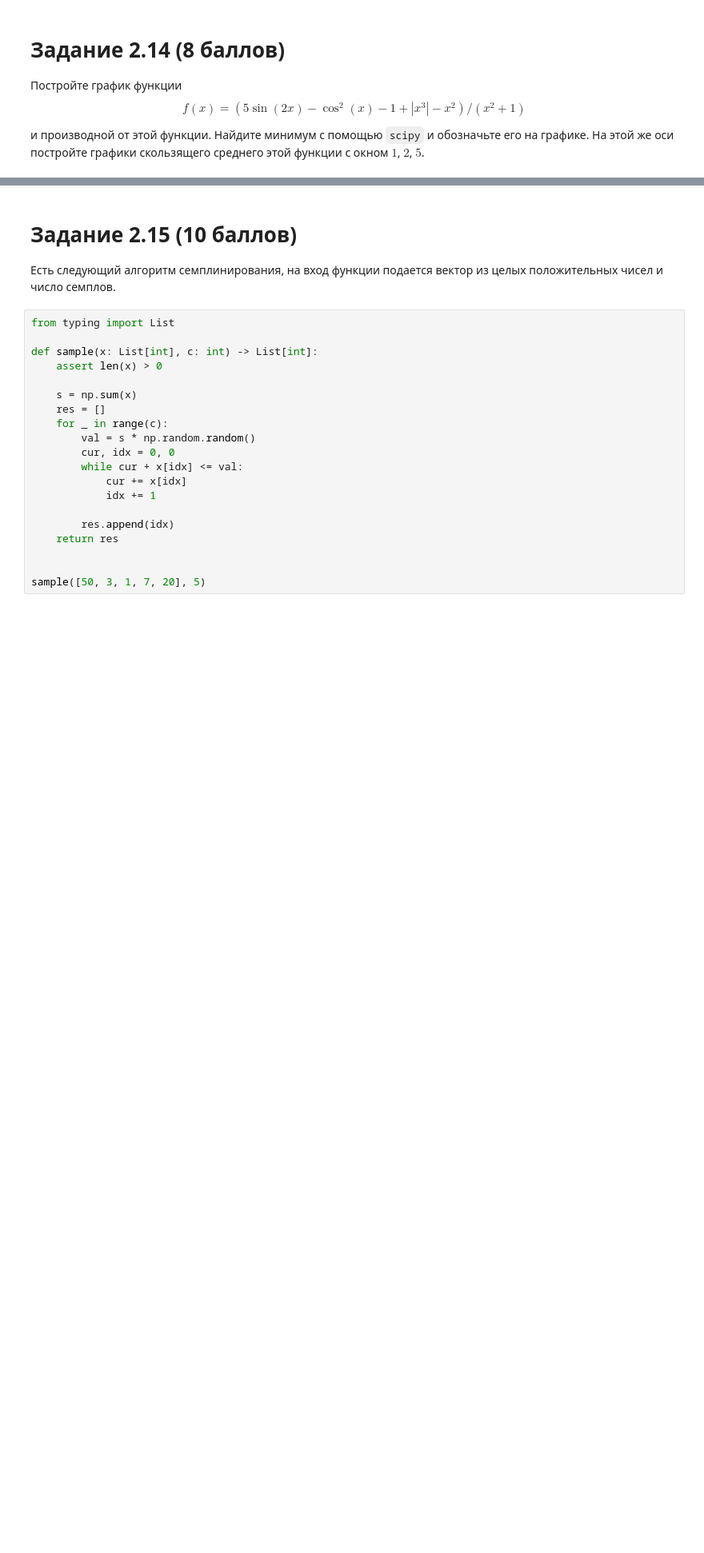
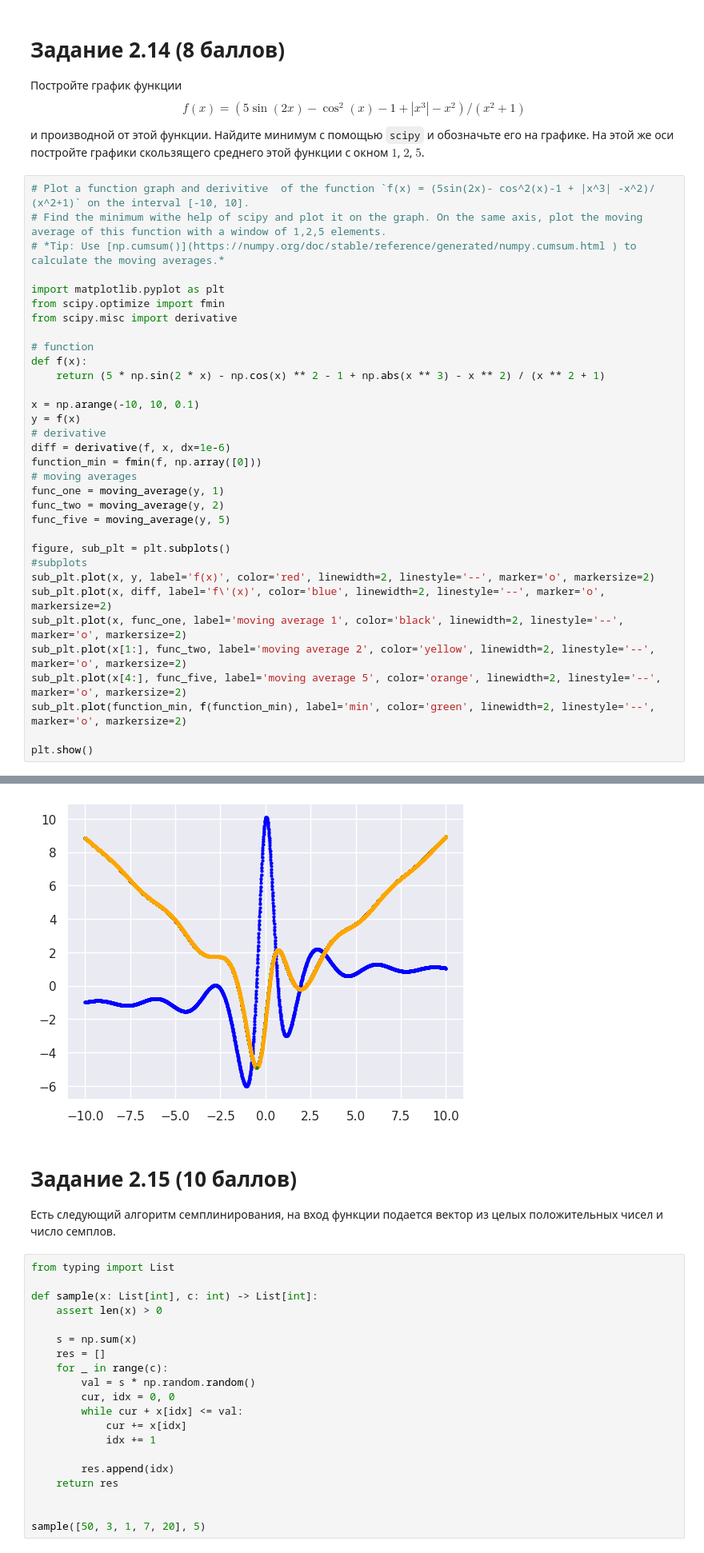
Before and after one commit to Takudzwamz/python-2022_Numpy_task, a Jupyter notebook: tasks/Task_2.ipynb, the cells around one changed output, grey strips where cells are left out. Shown: that part at 80% size. Saved outputs shown, nothing was run; the diff lists cells and outputs as text; blank space fills up the shorter version.

```diff
--- a/tasks/Task_2.ipynb
+++ b/tasks/Task_2.ipynb
@@ -349,3 +349,37 @@ print(H.sum(axis=0))
 Постройте график функции $$f(x) = (5  \sin(2x) - \cos^2(x) - 1 + |x^3| - x^2) / (x^2 + 1)$$
 
 и производной от этой функции.  Найдите минимум с помощью `scipy` и обозначьте его на графике. На этой же оси постройте графики скользящего среднего этой функции с окном $1$, $2$, $5$.
+# %%
+# Plot a function graph and derivitive  of the function `f(x) = (5sin(2x)- cos^2(x)-1 + |x^3| -x^2)/ (x^2+1)` on the interval [-10, 10].
+# Find the minimum withe help of scipy and plot it on the graph. On the same axis, plot the moving average of this function with a window of 1,2,5 elements.
+# *Tip: Use [np.cumsum()](https://numpy.org/doc/stable/reference/generated/numpy.cumsum.html ) to calculate the moving averages.*
+
+import matplotlib.pyplot as plt
+from scipy.optimize import fmin
+from scipy.misc import derivative
+
+# function
+def f(x):
+    return (5 * np.sin(2 * x) - np.cos(x) ** 2 - 1 + np.abs(x ** 3) - x ** 2) / (x ** 2 + 1)
+
+x = np.arange(-10, 10, 0.1)
+y = f(x)
+# derivative
+diff = derivative(f, x, dx=1e-6)
+function_min = fmin(f, np.array([0]))
+# moving averages
+func_one = moving_average(y, 1)
+func_two = moving_average(y, 2)
+func_five = moving_average(y, 5)
+
+figure, sub_plt = plt.subplots()
+#subplots
+sub_plt.plot(x, y, label='f(x)', color='red', linewidth=2, linestyle='--', marker='o', markersize=2)
+sub_plt.plot(x, diff, label='f\'(x)', color='blue', linewidth=2, linestyle='--', marker='o', markersize=2)
+sub_plt.plot(x, func_one, label='moving average 1', color='black', linewidth=2, linestyle='--', marker='o', markersize=2)
+sub_plt.plot(x[1:], func_two, label='moving average 2', color='yellow', linewidth=2, linestyle='--', marker='o', markersize=2)
+sub_plt.plot(x[4:], func_five, label='moving average 5', color='orange', linewidth=2, linestyle='--', marker='o', markersize=2)
+sub_plt.plot(function_min, f(function_min), label='min', color='green', linewidth=2, linestyle='--', marker='o', markersize=2)
+
+plt.show()
+# %% [output]
@@ -352,3 +390,4 @@ print(H.sum(axis=0))
+[figure, added]
 # %% [markdown]
 # Задание 2.15 (10 баллов)
 
```
Also changed, not shown: parts of 22 cells of this notebook, 1 other file.
